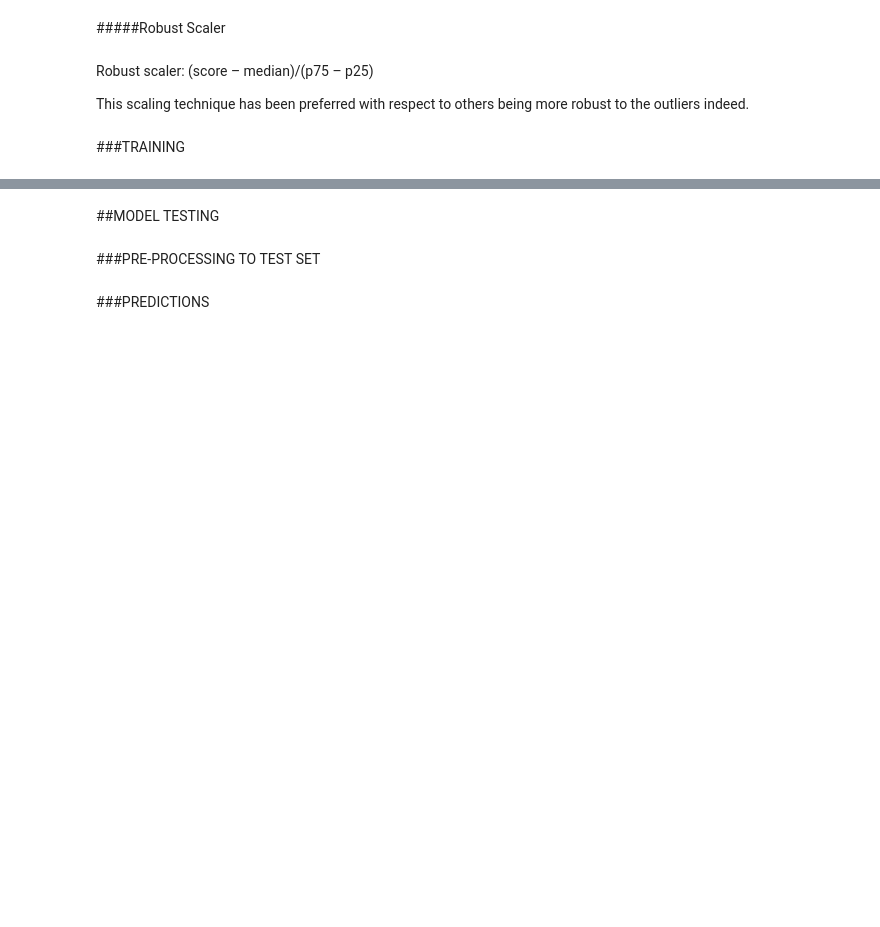
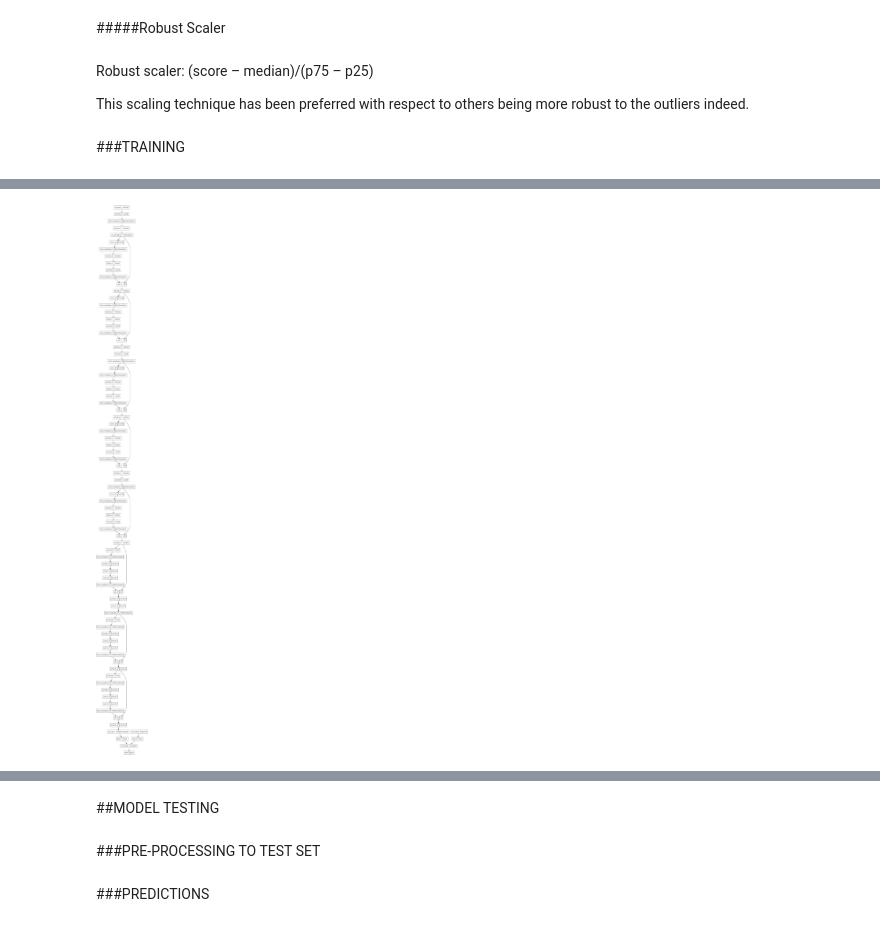
Before and after one commit to alice202122/AI_PROJECT, a Jupyter notebook: Copia_di_AI_Assignment_(1).ipynb, the cells around one changed output, grey strips where cells are left out. Drawn from its saved outputs; the diff is of its cells as text; code cells hidden in the pictures; blank space fills up the shorter version.

```diff
--- a/Copia_di_AI_Assignment_(1).ipynb
+++ b/Copia_di_AI_Assignment_(1).ipynb
@@ -3316,0 +3403,8 @@ trainfeatures_DL = (trainfeatures_DL - trainfeatures_DL_median)/(trainfeatures_D
+# %%
+resNet_deep_wide_def_model = resnet_deep_wide(N=8, ch=2, win_len=176, num_wide_features=10, classes=num_classes)
+
+resNet_deep_wide_def_model.compile(
+    optimizer = keras.optimizers.Adam(),
+    loss = keras.losses.CategoricalCrossentropy(),
+    metrics = ['accuracy', 'Precision', 'Recall']
+)
@@ -3317 +3431,15 @@ trainfeatures_DL = (trainfeatures_DL - trainfeatures_DL_median)/(trainfeatures_D
+# %%
+tf.keras.utils.plot_model(
+    resNet_deep_wide_def_model,
+    to_file="resNet_model.png",
+    show_shapes=False,
+    show_dtype=False,
+    show_layer_names=True,
+    rankdir="TB",
+    expand_nested=False,
+    dpi=96,
+    layer_range=None,
+)
+# %% [output]
+[figure, added]
 # %%
```
Also changed, not shown: parts of 10 cells of this notebook.
